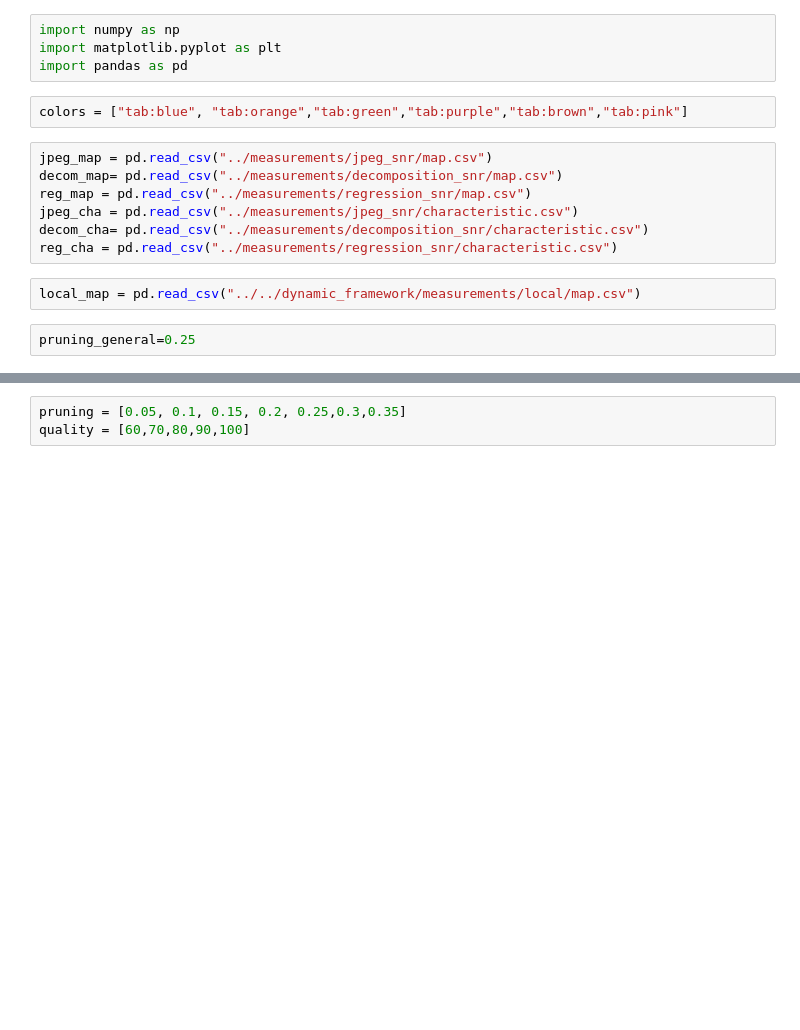
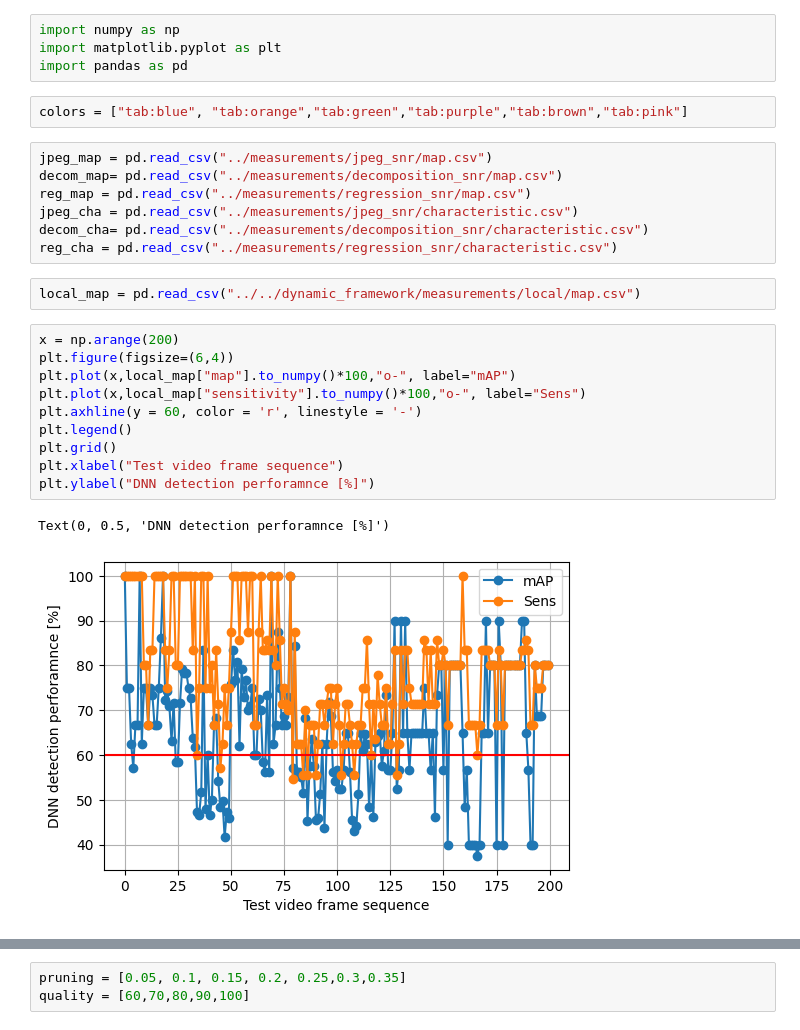
Before and after one commit to Rexyyj/split_DNN_framework, a Jupyter notebook: stable_tests/plot/snr_plot.ipynb, the cells around one changed output, grey strips where cells are left out. Drawn from its saved outputs; the diff is of its cells as text; blank space fills up the shorter version.

Commit message:
test results

```diff
--- a/stable_tests/plot/snr_plot.ipynb
+++ b/stable_tests/plot/snr_plot.ipynb
@@ -13,5 +13,16 @@ decom_cha= pd.read_csv("../measurements/decomposition_snr/characteristic.csv")
 reg_cha = pd.read_csv("../measurements/regression_snr/characteristic.csv")
 # %%
 local_map = pd.read_csv("../../dynamic_framework/measurements/local/map.csv")
-# %%
-pruning_general=0.25
+# %%
+x = np.arange(200)
+plt.figure(figsize=(6,4))
+plt.plot(x,local_map["map"].to_numpy()*100,"o-", label="mAP")
+plt.plot(x,local_map["sensitivity"].to_numpy()*100,"o-", label="Sens")
+plt.axhline(y = 60, color = 'r', linestyle = '-')
+plt.legend()
+plt.grid()
+plt.xlabel("Test video frame sequence")
+plt.ylabel("DNN detection perforamnce [%]")
+# %% [output]
+Text(0, 0.5, 'DNN detection perforamnce [%]')
+[figure, added]
```
Also changed, not shown: parts of 23 cells of this notebook, 17 other files.
